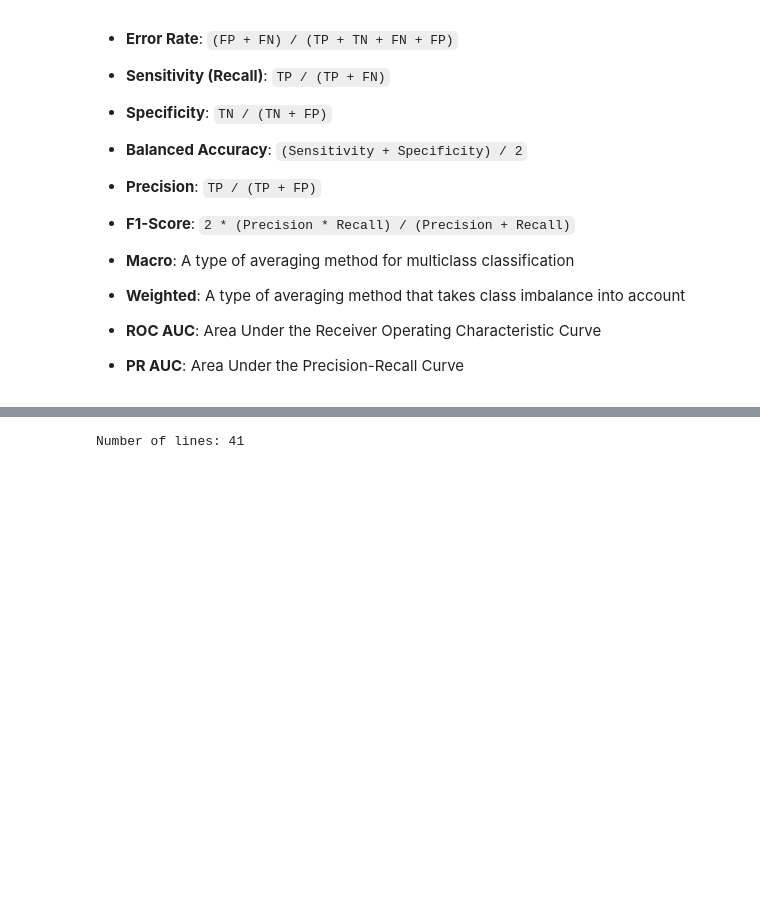
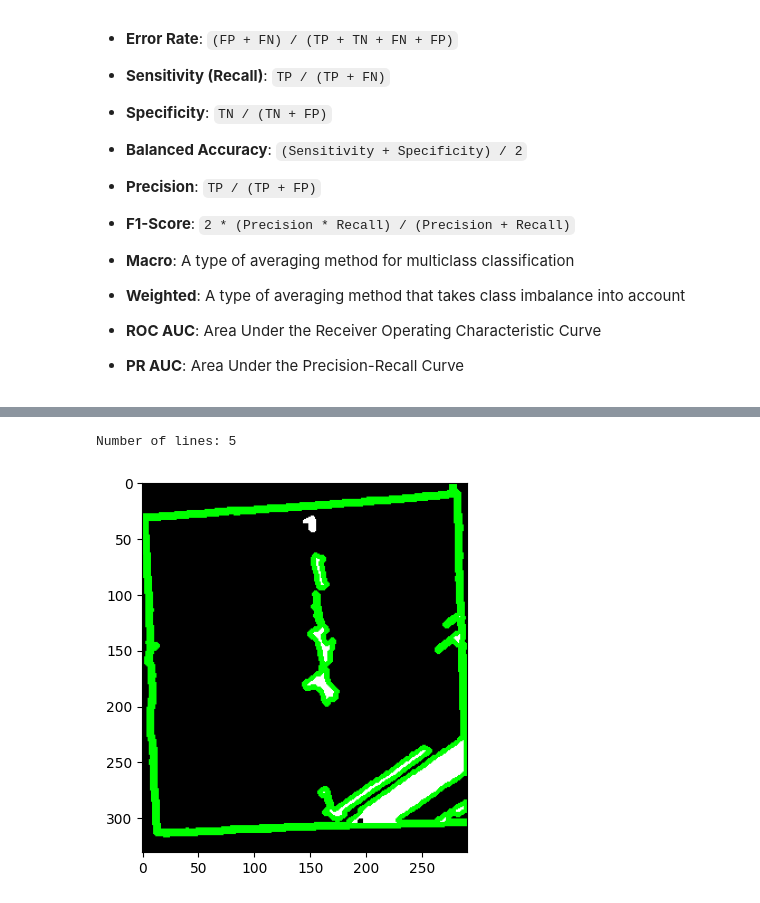
Before and after one commit to davidinations/Stitch-Pattern, a Jupyter notebook: augementation.ipynb, the cells around one changed output, grey strips where cells are left out. Drawn from its saved outputs; the diff is of its cells as text; code cells hidden in the pictures; blank space fills up the shorter version.

```diff
--- a/augementation.ipynb
+++ b/augementation.ipynb
@@ -180,16 +180,23 @@ plt.imshow(image, cmap='gray')
 # %%
 _, thresh = cv2.threshold(image, 200, 255, cv2.THRESH_BINARY)
 
 # Count White Lines Of The Images
 contours, _ = cv2.findContours(thresh, cv2.RETR_LIST, cv2.CHAIN_APPROX_SIMPLE)
 
 # Filter out small contours and count the remaining ones
-lines = [c for c in contours if cv2.contourArea(c) > 0]
+lines = [c for c in contours if cv2.contourArea(c) > 100]
 number_of_lines = len(lines)
 
+# Draw the contours on the original image
+image = cv2.cvtColor(image, cv2.COLOR_GRAY2RGB)
+
+cv2.drawContours(image, lines, -1, (0, 255, 0), 3)
+
+plt.imshow(image)
 print(f'Number of lines: {number_of_lines}')
 # %% [output]
-Number of lines: 41
+Number of lines: 5
+[figure, added]
 # %%
 # # Apply thresholding to segment out the dots
 # _, thresh = cv2.threshold(image, 0, 255, cv2.THRESH_BINARY_INV + cv2.THRESH_OTSU)
```
Also changed, not shown: parts of 5 cells of this notebook, 25 other files.
